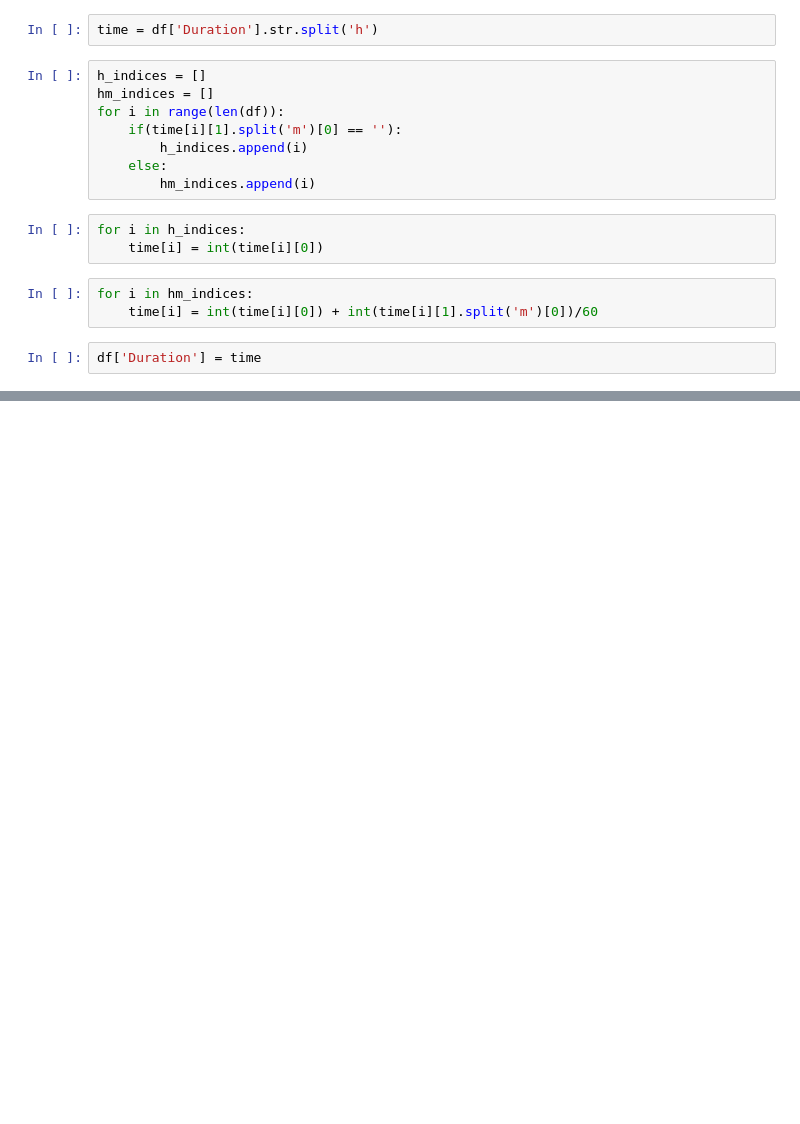
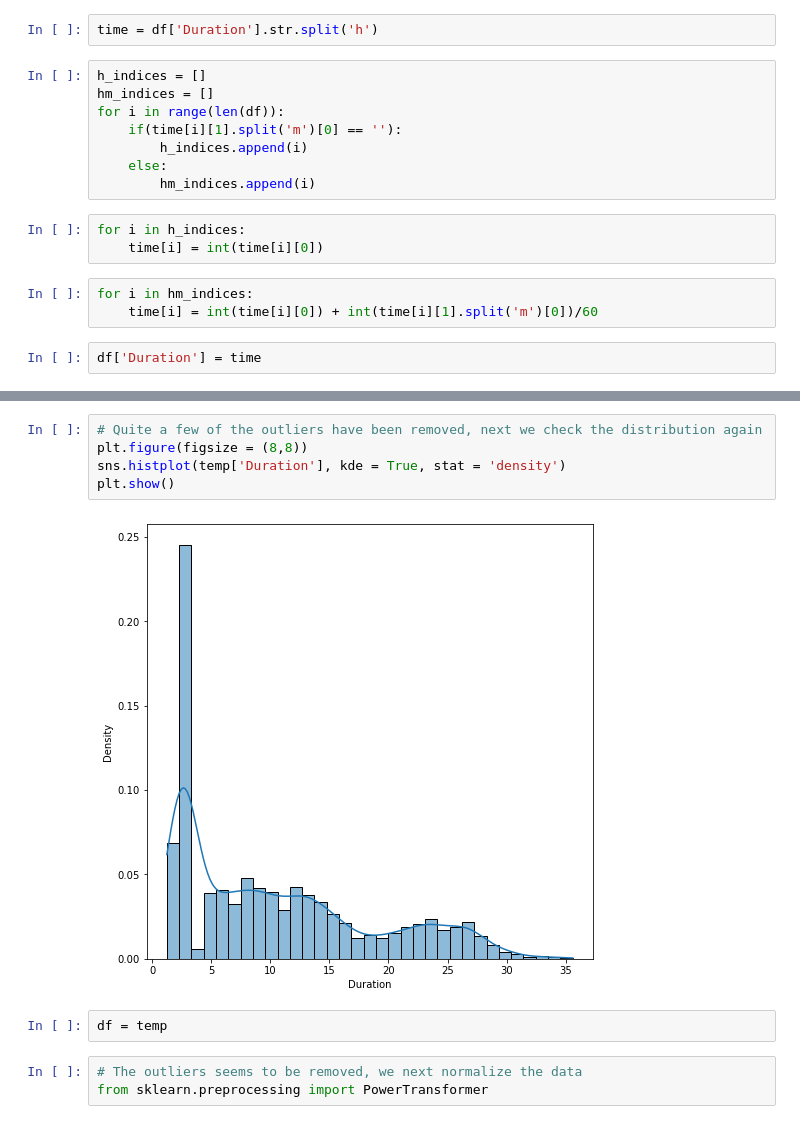
Before and after one commit to zobekenobe/DT-Evaluation-Project, a Jupyter notebook: Project 7.ipynb, the cells around one changed output, grey strips where cells are left out. Cells and saved outputs as stored; diff of their text form; blank space fills up the shorter version.

```diff
--- a/Project 7.ipynb
+++ b/Project 7.ipynb
@@ -272,0 +328,12 @@ memory usage: 730.3+ KB
+# %%
+# Quite a few of the outliers have been removed, next we check the distribution again
+plt.figure(figsize = (8,8))
+sns.histplot(temp['Duration'], kde = True, stat = 'density')
+plt.show()
+# %% [output]
+[figure, added]
+# %%
+df = temp
+# %%
+# The outliers seems to be removed, we next normalize the data
+from sklearn.preprocessing import PowerTransformer
```
Also changed, not shown: parts of 42 cells of this notebook.
